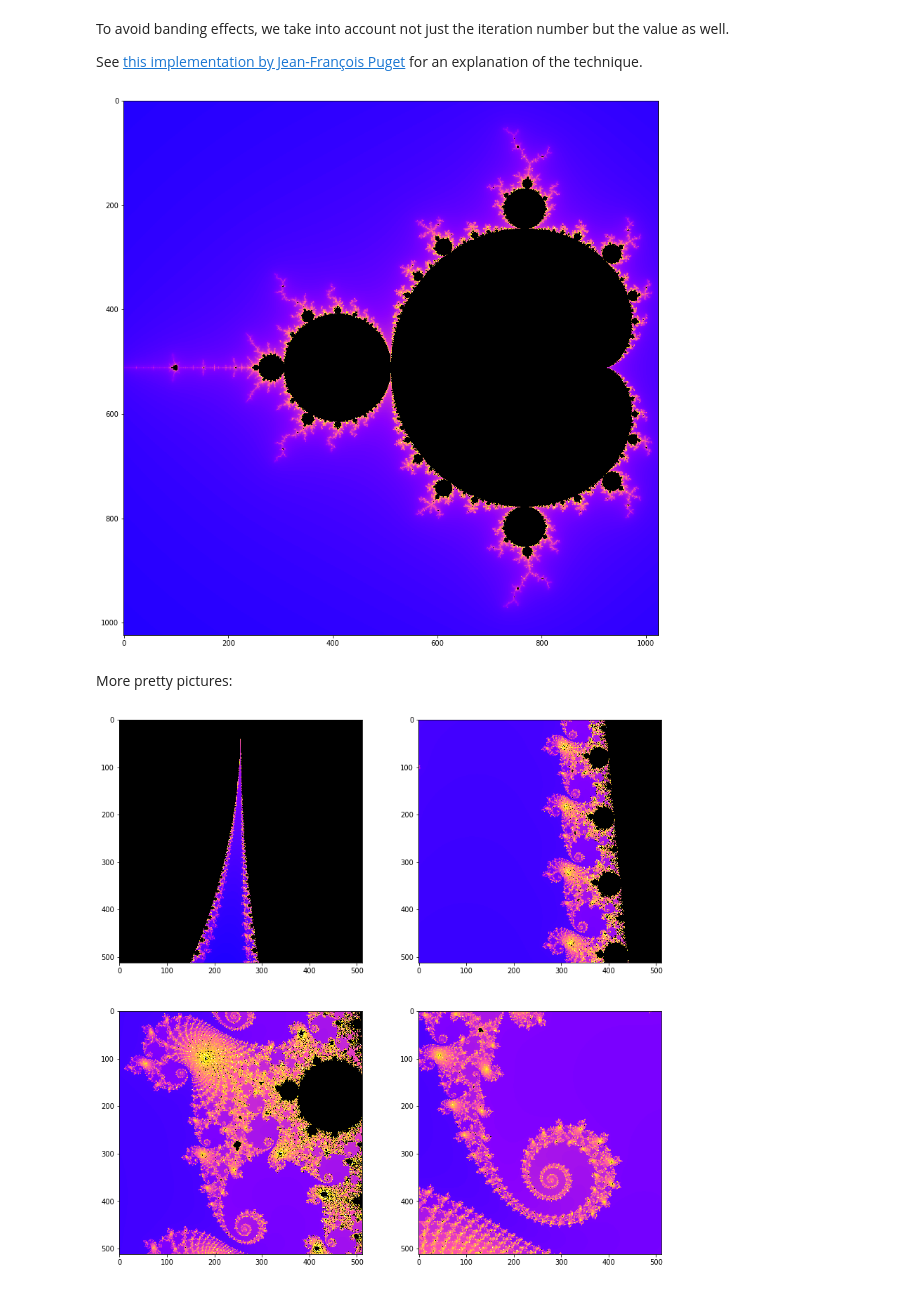
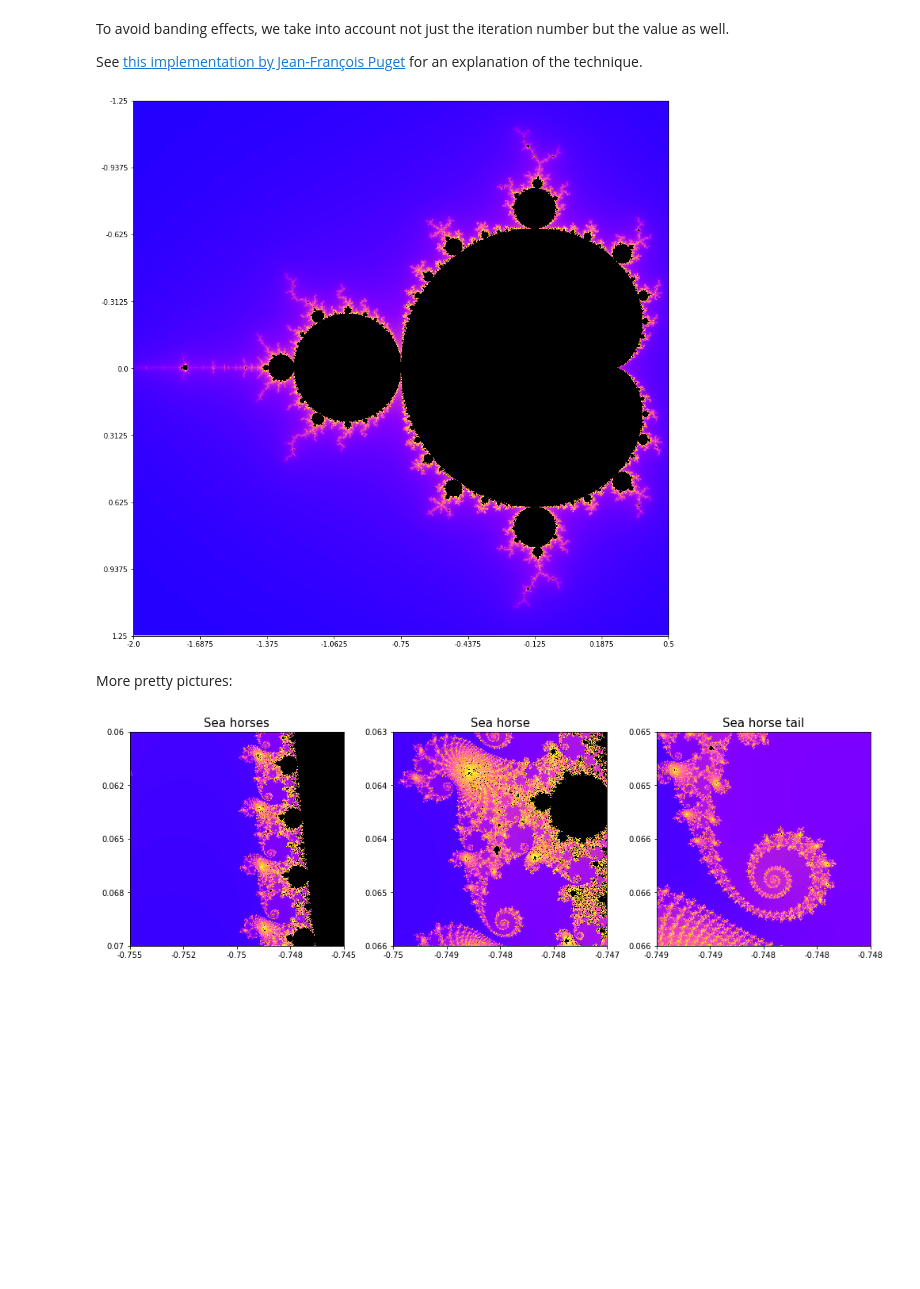
Before and after one commit to r1cc4rdo/mandelbrot, a Jupyter notebook: Mandelbrot.ipynb, the cells around one changed output. Saved outputs shown, nothing was run; the diff lists cells and outputs as text; code cells hidden in the pictures; blank space fills up the shorter version.

```diff
--- a/Mandelbrot.ipynb
+++ b/Mandelbrot.ipynb
@@ -24,7 +24,7 @@ pois = {  # points of interest
     'black_dot': (-0.74877,-0.74872,0.06505,0.06510)}
 
 
-def complex_grid(xmin, xmax, ymin, ymax, res=256):
+def complex_grid(xmin, xmax, ymin, ymax, res=1024):
     xx = np.linspace(xmin, xmax, num=res)
     yy = np.linspace(ymin, ymax, num=res)
     x, y = np.meshgrid(xx, yy)
@@ -60,15 +68,11 @@ def mandelbrot_discrete(coords, max_iterations=256):
         values[nya] = values[nya] ** 2 + coords[nya]
 
         abs_values = np.abs(values)
-        diverged = abs_values > 2
-        jd = np.logical_and(nya, diverged)  # just diverged
+        jd = np.logical_and(nya, abs_values > 2)  # just diverged
         iteration_count[jd] = iteration
 
     return iteration_count
 
 
-plot.figure(figsize=(14, 14))
-image = mandelbrot_discrete(complex_grid(*pois['full'], res=1024))
-plot.imshow(image, cmap='gnuplot2', norm=colors.PowerNorm(0.3))
-plot.show()
+show(mandelbrot_discrete, 'full')
 # %% [output]
@@ -91,29 +95,29 @@ def mandelbrot_continuous(coords, max_iterations=256):
         values[nya] = values[nya] ** 2 + coords[nya]
 
         abs_values = np.abs(values)
-        diverged = abs_values > horizon
-        jd = np.logical_and(nya, diverged)  # just diverged
+        jd = np.logical_and(nya, abs_values > horizon)  # just diverged
         iteration_count[jd] = iteration - np.log(np.log(abs_values[jd])) / np.log(2) + log_horizon
 
     return iteration_count
 
 
-plot.figure(figsize=(14, 14))
-image = mandelbrot_continuous(complex_grid(*pois['full'], res=1024))
-plot.imshow(image, cmap='gnuplot2', norm=colors.PowerNorm(0.3))
-plot.show()
+show(mandelbrot_continuous, 'full')
 # %% [output]
-[figure, old version]
+[figure, new version]
 # %% [markdown]
 More pretty pictures:
 # %%
 plot.figure(figsize=(14, 14))
-for index, detail in enumerate(('valley', 'sea_horses', 'sea_horse', 'sea_horse_tail')):
+for index, name in enumerate(('sea_horses', 'sea_horse', 'sea_horse_tail')):
 
-    plot.subplot(221 + index)
-    image = mandelbrot_continuous(complex_grid(*pois[detail], res=512), 2048)
+    plot.subplot(131 + index)
+    image = mandelbrot_continuous(complex_grid(*pois[name], res=512), 2048)
     plot.imshow(image, cmap='gnuplot2', norm=colors.PowerNorm(0.3))
+    plot.xticks(np.linspace(0, image.shape[0], num=5), np.round(np.linspace(*pois[name][:2], num=5), 3))
+    plot.yticks(np.linspace(0, image.shape[1], num=5), np.round(np.linspace(*pois[name][2:], num=5), 3))
+    plot.title(name.replace('_', ' ').capitalize(), fontsize=15)
+    plot.tight_layout()
 
 plot.show()
 # %% [output]
-[figure, old version]
+[figure, new version]
```
Also changed, not shown: parts of 3 cells of this notebook.
